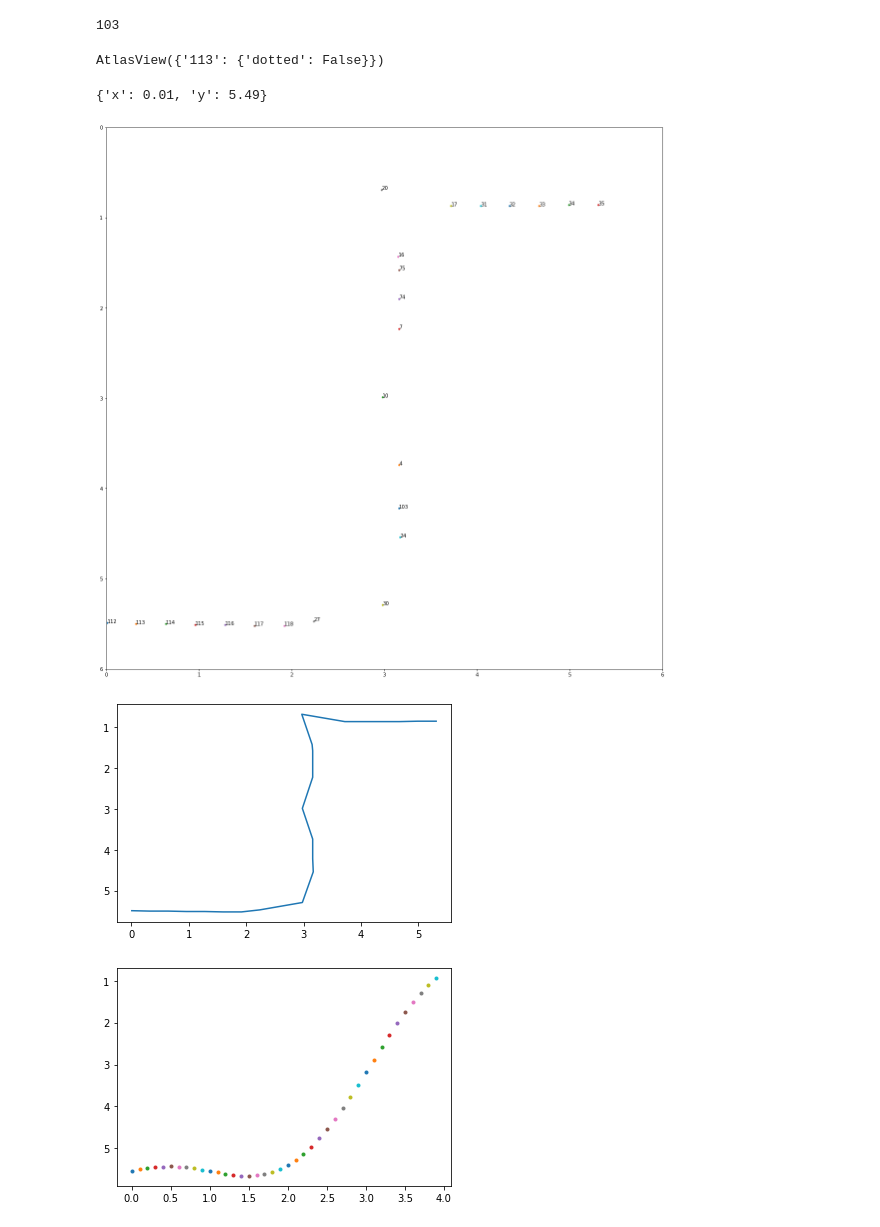
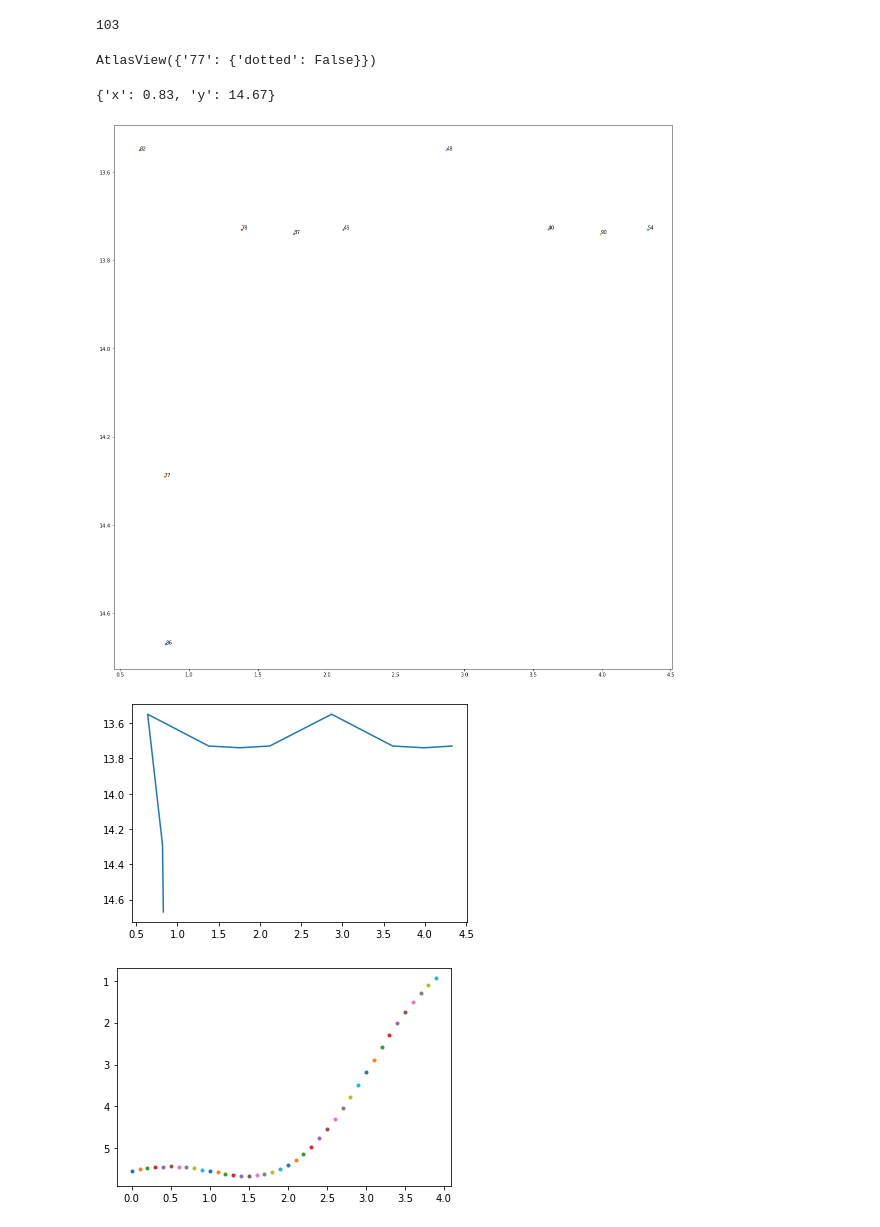
Before and after one commit to Kaushal1011/akatsuki_au_bfmc21, a Jupyter notebook: nbs/PathPlanning.ipynb, the cells around one changed output. Drawn from its saved outputs; the diff is of its cells as text; code cells hidden in the pictures.

Commit message:
ROS Path testing

```diff
--- a/nbs/PathPlanning.ipynb
+++ b/nbs/PathPlanning.ipynb
@@ -25,7 +10,7 @@ The animation.avconv_args rcparam was deprecated in Matplotlib 3.3 and will be r
 # %%
-G = nx.read_graphml('test_track.graphml')
+G = nx.read_graphml('comp_track.graphml')
 import cv2
-img=cv2.imread("Track_Test_coord.png")
+img=cv2.imread("Competition_track.png")
 plt.imshow(img)
 # %% [output]
 <matplotlib.image.AxesImage at 0x...>
@@ -77,42 +62,42 @@ def dijkstra(G, start, target):
 
     return fp
 # %%
-path_list=dijkstra(G,'112','35')
+path_list=dijkstra(G,'86','54')
 # %%
-G["112"]
+G["86"]
 # %% [output]
-AtlasView({'113': {'dotted': False}})
+AtlasView({'77': {'dotted': False}})
 # %%
 node_dict=G.nodes(data=True)
 # %%
-node_dict['112']
+node_dict['86']
 # %% [output]
-{'x': 0.01, 'y': 5.49}
+{'x': 0.83, 'y': 14.67}
 # %%
 coord_list=[]
 plt.figure(figsize=(20,20))
 for i in path_list:
     data=node_dict[i]
     plt.plot(data['x'],data['y'],'.')
     coord_list.append((data['x'],data['y']))
     ax = plt.gca()
     ax.annotate(str(i), (data['x'],data['y']))
 
-plt.xlim(0,6)
-plt.ylim(0,6)
+# plt.xlim(0,6)
+# plt.ylim(0,6)
 
 
 ax = plt.gca()
 ax.invert_yaxis()
 # %% [output]
-[figure, old version]
+[figure, new version]
 # %%
 x, y = zip(*coord_list)
 plt.plot(x,y)
 ax = plt.gca()
 ax.invert_yaxis()
 # %% [output]
-[figure, old version]
+[figure, new version]
 # %%
 ## Global polyfit doesnt work as expected
 # %%
```
Also changed, not shown: parts of 13 cells of this notebook, 5 other files.
